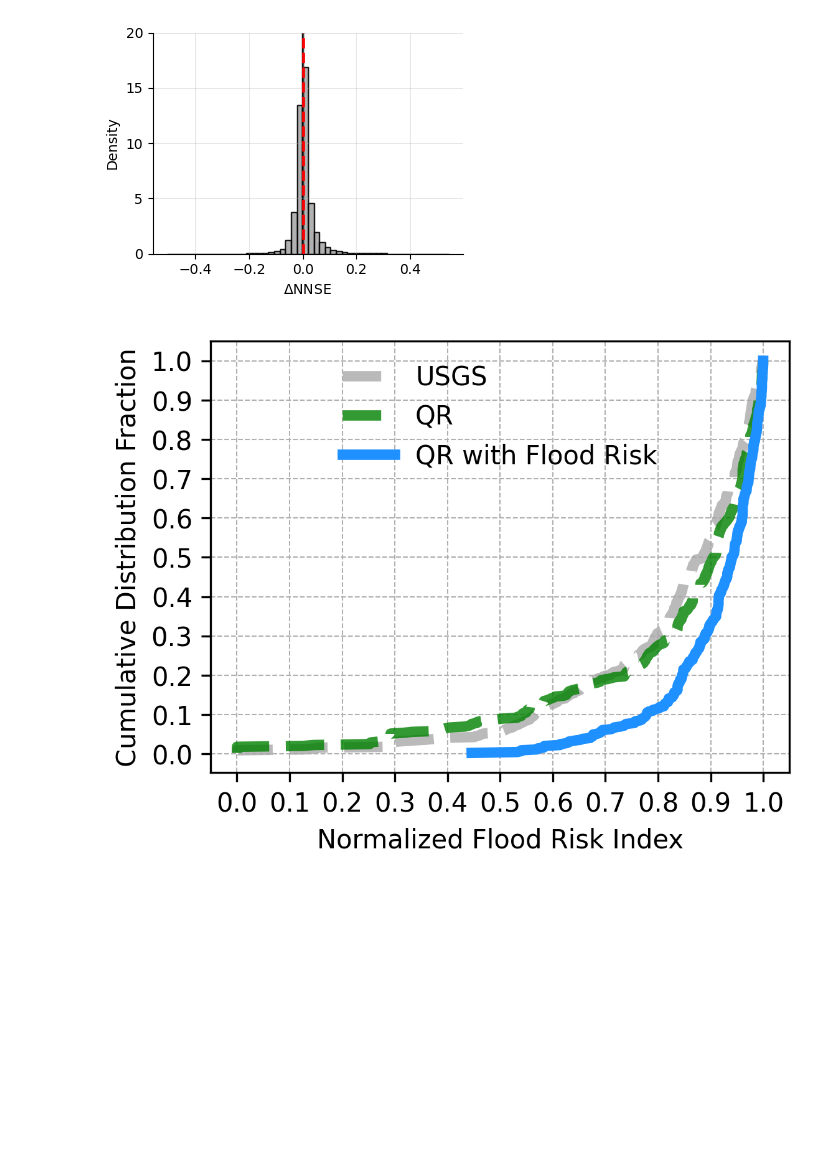
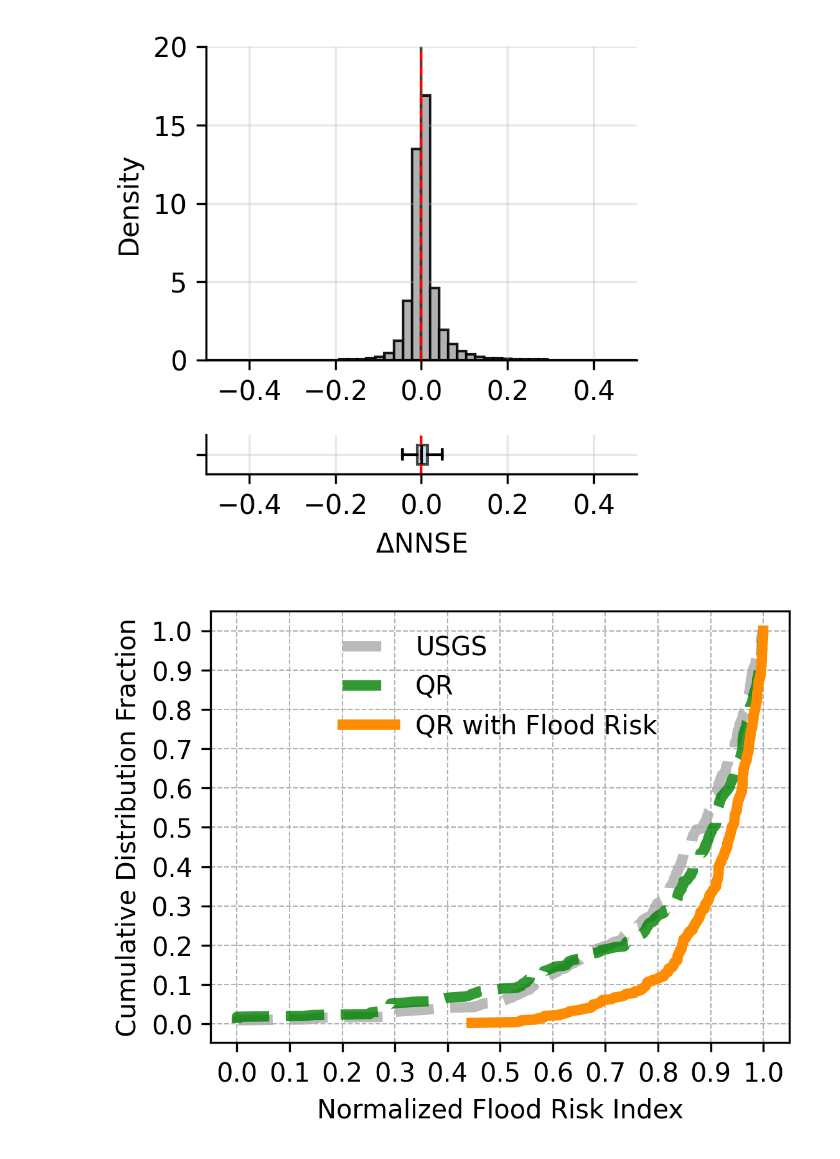
Before and after one commit to future-water/hydrological-sensor-network-design, a Jupyter notebook: sensor_network_flood_risk.ipynb, the cells around one changed output. Drawn from its saved outputs; the diff is of its cells as text; code cells hidden in the pictures; blank space fills up the shorter version.

```diff
--- a/sensor_network_flood_risk.ipynb
+++ b/sensor_network_flood_risk.ipynb
@@ -21,11 +21,14 @@ usgs_location, usgs_number, columns_to_keep = prepare_usgs_indices(df_cleaned, u
 X_train, X_test = split_data(df_cleaned.values)
 # %%
 gdb_path = "data/NRI_GDB_CensusTracts/NRI_GDB_CensusTracts.gdb"
+huc2_texas_path = "data/huc2_12_boundary/HU02_12.shp"
+huc2_texas_gdf = gpd.read_file(huc2_texas_path)
 
-fig, ax, flowlines_risk, flood_risk = plot_flood_risk_map(
+fig, ax, flowlines_risk, flood_risk = plot_flood_risk_map_clipped(
     gdb_path=gdb_path,
     flowlines_gdf=flowlines_gdf,
     df_cleaned=df_cleaned,
-    save_path='flood_risk_map.png'
+    huc2_boundary_gdf=huc2_texas_gdf,
+    save_path='flood_risk_map_clipped.png'
 )
 # %% [output]
@@ -63,36 +110,44 @@ plot_sensor_network(flowlines_with_nnse, centroids, save_path='sensor_network_ri
 # %%
 diff_nnse = np.array(diff_nnse)
 diff_nnse_cleaned = diff_nnse[~np.isnan(diff_nnse)]
-
 bin_edges = np.histogram_bin_edges(diff_nnse_cleaned, bins=50)
 bin_edges = np.unique(np.concatenate((bin_edges, [0])))
 
-plt.figure(figsize=(4, 3))
-plt.hist(diff_nnse_cleaned, bins=bin_edges, alpha=0.9, edgecolor='k', color='darkgrey', density=True)
+fig, (ax1, ax2) = plt.subplots(2, 1, figsize=(3, 3), gridspec_kw={'height_ratios': [2, 0.25]}, dpi = 300)
 
-plt.xlabel(r'$\Delta \mathrm{NNSE}$')#, fontsize=12)
-plt.ylabel('Density')#, fontsize=12)
+ax1.set_facecolor('none')
+ax2.set_facecolor('none')
 
-plt.axvline(x=0, color='red', linestyle='--', linewidth=2)
+ax1.hist(diff_nnse_cleaned, bins=bin_edges, alpha=0.9, edgecolor='k', color='darkgrey', density=True)
+ax1.set_ylabel('Density')
+ax1.axvline(x=0, color='red', linestyle='--', linewidth=1)
+ax1.spines['top'].set_visible(False)
+ax1.spines['right'].set_visible(False)
+ax1.grid(alpha=0.3)
+ax1.set_ylim(0, 20)
+ax1.set_xlim(-0.5, 0.5)
 
-plt.gca().spines['top'].set_visible(False)
-plt.gca().spines['left'].set_visible(True)
-plt.gca().spines['right'].set_visible(False)
-plt.gca().spines['bottom'].set_visible(True)
+bp = ax2.boxplot(diff_nnse_cleaned, patch_artist=True, vert=False, showfliers=False, widths=0.5)
+bp['boxes'][0].set_facecolor('lightblue')
+bp['boxes'][0].set_alpha(0.7)
+bp['medians'][0].set_color('black')
+bp['medians'][0].set_linewidth(1)
 
-plt.gca().spines['left'].set_color('black')
-plt.gca().spines['bottom'].set_color('black')
-
-plt.grid(alpha=0.3)
+ax2.axvline(x=0, color='red', linestyle='--', linewidth=1)
+ax2.set_xlabel(r'$\Delta \mathrm{NNSE}$')
+ax2.set_yticklabels([''])
+ax2.spines['top'].set_visible(False)
+ax2.spines['right'].set_visible(False)
+ax2.grid(alpha=0.3)
+ax2.set_xlim(ax1.get_xlim())
 
 plt.gca().set_facecolor('none')
 plt.gcf().patch.set_alpha(0)
 
-plt.ylim(0, 20)
 plt.tight_layout()
 plt.show()
 # %% [output]
-[figure, old version]
+[figure, new version]
 # %%
 rmse_datasets = [
     ('USGS', rmse_values_usgs),
@@ -116,7 +171,7 @@ costs_raw = np.sort(cost_index_normalized[sensor_location]).reshape(-1, 1)
 cumulative = np.arange(1, len(costs) + 1) / len(costs)
 cumulative_usgs = np.arange(1, len(costs_usgs)+1) / len(costs_usgs)
 cumulative_raw = np.arange(1, len(costs_raw)+1) / len(costs_raw)
-colors = ['darkgrey', 'green', 'dodgerblue']
+colors = ['darkgrey', 'green', 'darkorange']
 
 plt.figure(figsize=(4, 3), dpi=300)
 plt.plot(costs_usgs, cumulative_usgs, linestyle='--', color=colors[0], alpha = 0.8, linewidth = 4, label='USGS')
@@ -132,7 +187,7 @@ plt.legend(frameon=False, loc = 'upper center')
 plt.grid(True, which='both', linestyle='--', linewidth=0.5)
 plt.show()
 # %% [output]
-[figure, old version]
+[figure, new version]
 # %%
 # Filter and log-transform data
 filtered_data = [d[(d > 1e-5) & (d < 1e3)] for d in data]
```
Also changed, not shown: parts of 4 cells of this notebook, 5 other files.
